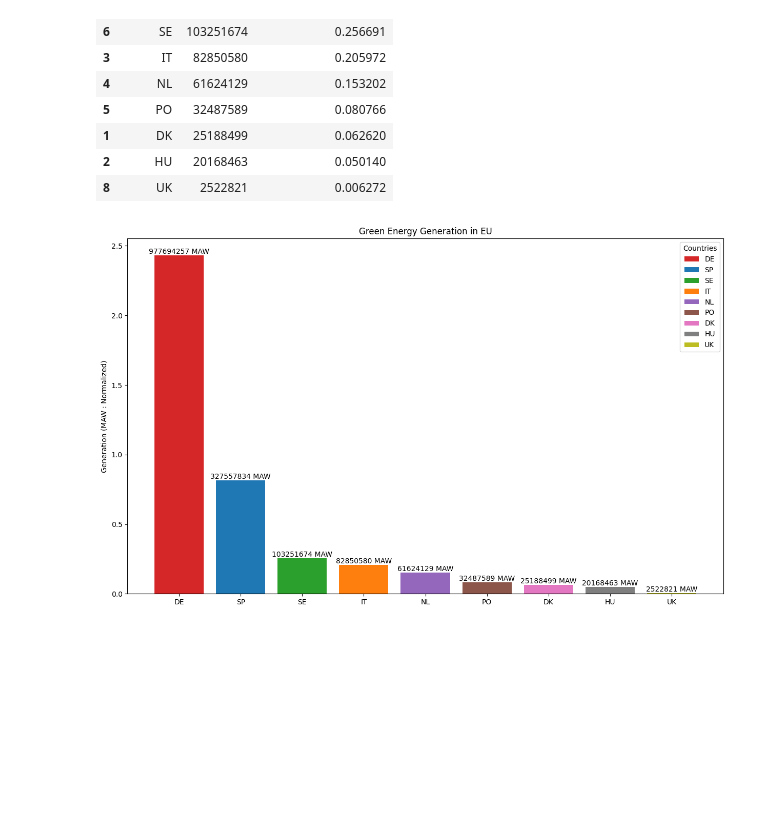
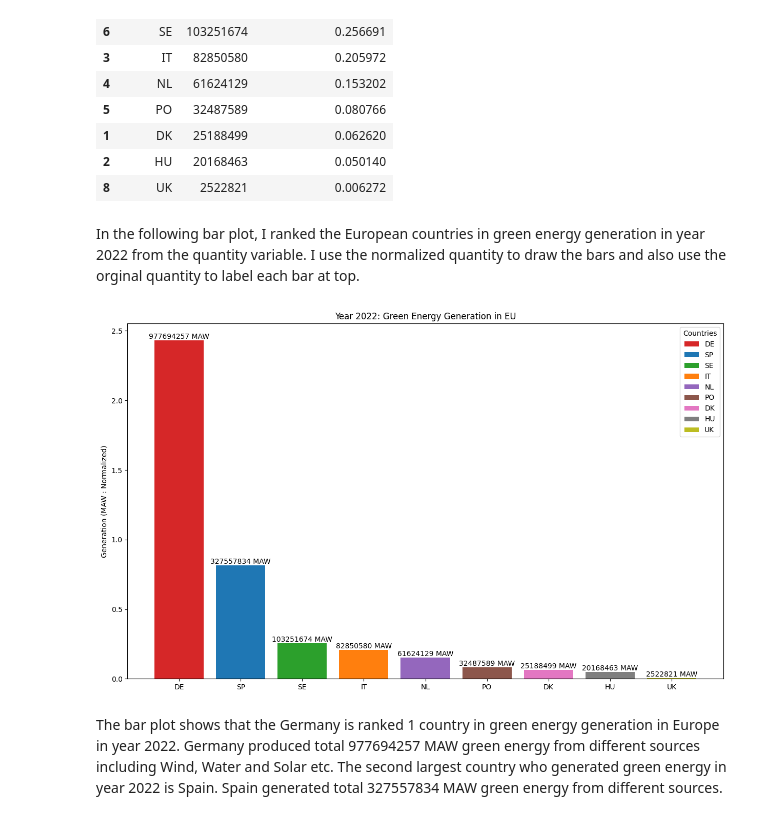
Before and after one commit to mahbubur-87/SE-Europe-Data_Challenge_Template, a Jupyter notebook: se-europe-data-challenge-data-analysis.ipynb, the cells around one changed output. Cells and saved outputs as stored; diff of their text form; code cells hidden in the pictures; blank space fills up the shorter version.

Commit message:
Kaggle Notebook | SE-Europe-Data_Challenge-data_analysis | Version 6

```diff
--- a/se-europe-data-challenge-data-analysis.ipynb
+++ b/se-europe-data-challenge-data-analysis.ipynb
@@ -243,23 +263,27 @@ df_gen_2022_country
 | 1 | DK | 25188499 | 0.062620 |
 | 2 | HU | 20168463 | 0.050140 |
 | 8 | UK | 2522821 | 0.006272 |
+# %% [markdown]
+In the following bar plot, I ranked the European countries in green energy generation in year 2022 from the quantity variable. I use the normalized quantity to draw the bars and also use the orginal quantity to label each bar at top.
 # %%
 import matplotlib.pyplot as plt
 
 fig, ax = plt.subplots(figsize=(15,9))
 
 countries = df_gen_2022_country["Country"]
 ener_gen = df_gen_2022_country["normalized_quantity"]
 bar_labels = countries
 bar_colors = ['tab:red', 'tab:blue', 'tab:green', 'tab:orange', 'tab:purple', 'tab:brown', 'tab:pink', 'tab:gray', 'tab:olive']
 
 bar_container = ax.bar(countries, ener_gen, label=bar_labels, color=bar_colors)
 
 ax.set_ylabel('Generation (MAW : Normalized)')
-ax.set_title('Green Energy Generation in EU')
+ax.set_title('Year 2022: Green Energy Generation in EU')
 ax.legend(title='Countries')
 ax.bar_label(bar_container, labels=[f"{q} MAW" for q in df_gen_2022_country["quantity"]])
 
 plt.show()
 # %% [output]
-[figure, old version]
+[figure, new version]
+# %% [markdown]
+The bar plot shows that the Germany is ranked 1 country in green energy generation in Europe in year 2022. Germany produced total 977694257 MAW green energy from different sources including Wind, Water and Solar etc. The second largest country who generated green energy in year 2022 is Spain. Spain generated total 327557834 MAW green energy from different sources.
```
Also changed, not shown: parts of 11 cells of this notebook.
